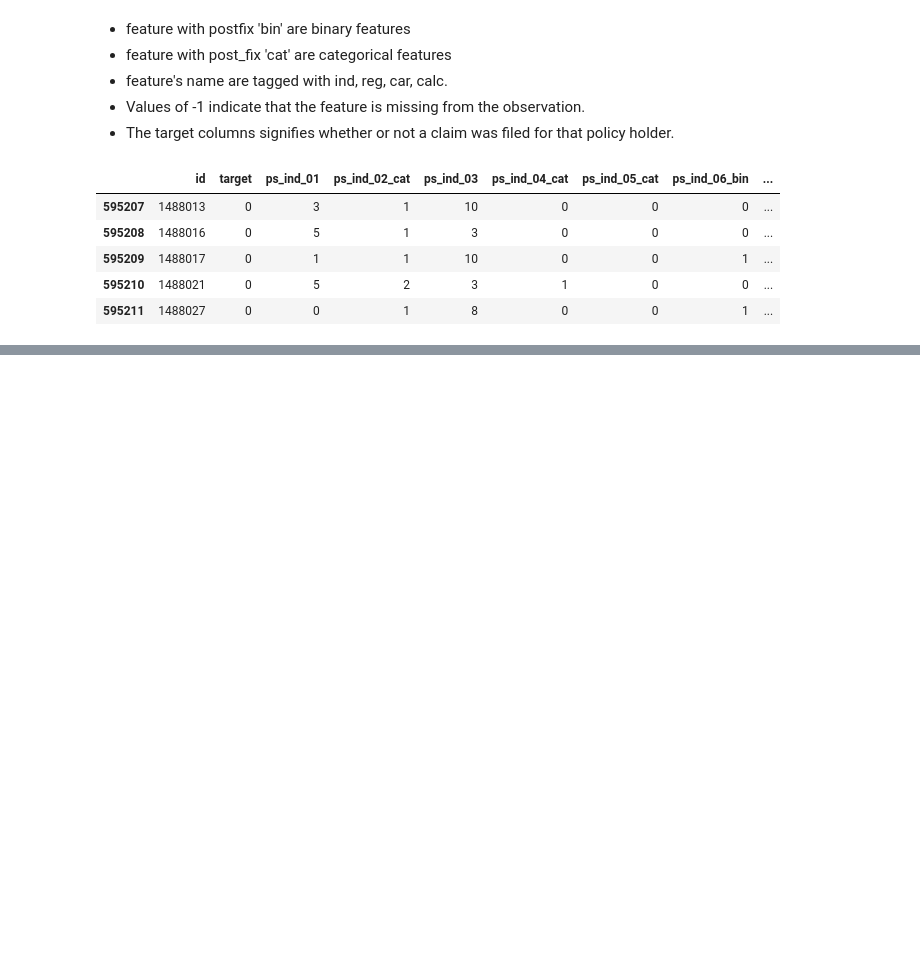
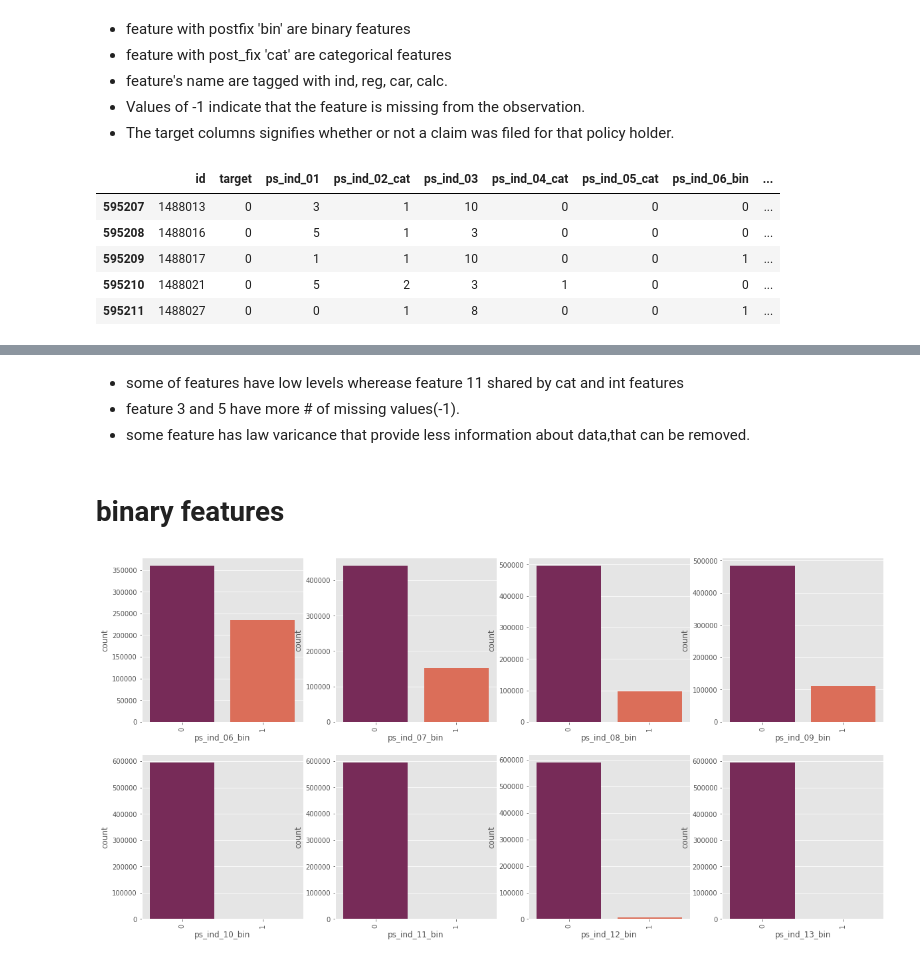
Before and after one commit to KrishnaDesai16/InsuranceClaimPrediction, a Jupyter notebook: InsuranceClaimPrediction.ipynb, the cells around one changed output, grey strips where cells are left out. Cells and saved outputs as stored; diff of their text form; code cells hidden in the pictures; blank space fills up the shorter version.

```diff
--- a/InsuranceClaimPrediction.ipynb
+++ b/InsuranceClaimPrediction.ipynb
@@ -43,0 +117,14 @@ f
+# %% [markdown]
+- some of features have low levels wherease feature 11 shared by cat and int features
+- feature 3 and 5 have more # of missing values(-1).
+- some feature has law varicance that provide less information about data,that can be removed.
+# %% [markdown]
+# binary features
+# %%
+fig, ax = plt.subplots(2, 4, figsize=(20, 10))
+for variable, subplot in zip(binary_features, ax.flatten()):
+    sb.countplot(df[variable], ax=subplot,palette='rocket')
+    for label in subplot.get_xticklabels():
+        label.set_rotation(90)
+# %% [output]
+[figure, added]
```
Also changed, not shown: parts of 10 cells of this notebook.
